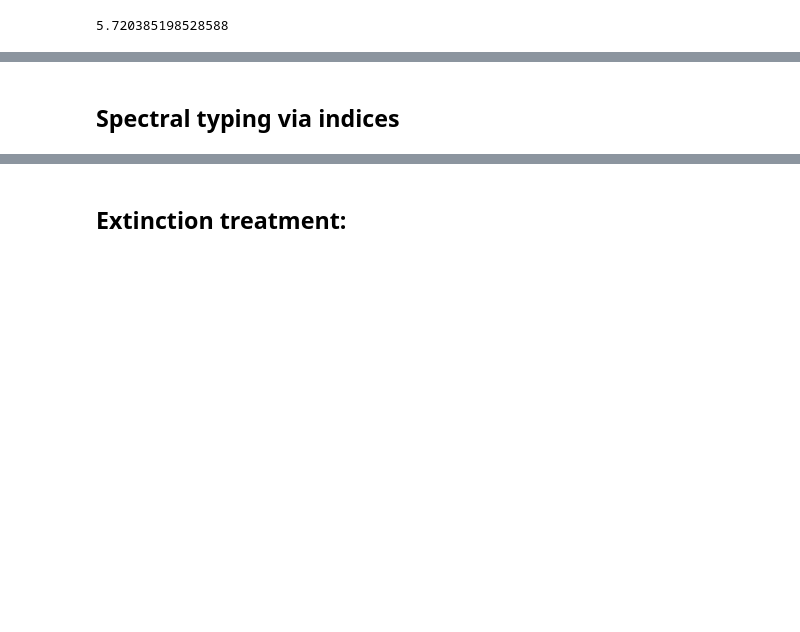
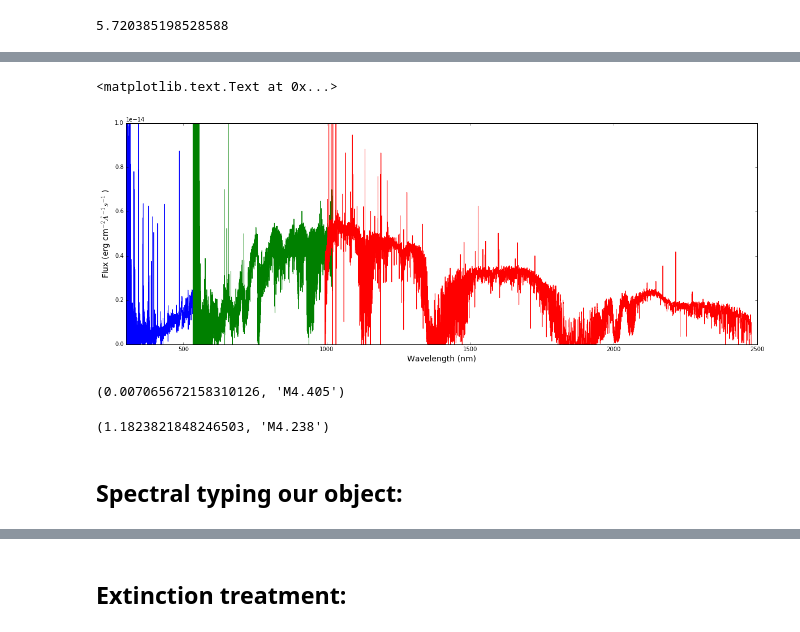
Before and after one commit to spacegal-spiff/TTauri_SpecAnalysis, a Jupyter notebook: Extinction/SpTy_Av_Veiling.ipynb, the cells around one changed output, grey strips where cells are left out. Saved outputs shown, nothing was run; the diff lists cells and outputs as text; code cells hidden in the pictures; blank space fills up the shorter version.

Commit message:
Update notebook with rest of spectral indices

```diff
--- a/Extinction/SpTy_Av_Veiling.ipynb
+++ b/Extinction/SpTy_Av_Veiling.ipynb
@@ -135,2 +296,34 @@ flerr_nir = fitstable_nir[0][2]
+# %%
+r5_nirdata = fits.getdata('./RECX5/ADP.2017-06-02T21:53:09.689.fits')
+wv_nir = r5_nirdata[0][0]
+fl_nir = r5_nirdata[0][1]
+# %%
+r5_optdata = fits.getdata('./RECX5/ADP.2017-06-02T21:53:10.117.fits')
+wv_opt = r5_optdata[0][0]
+fl_opt = r5_optdata[0][1]
+# %%
+r5_uvdata = fits.getdata('./RECX5/ADP.2017-06-02T21:53:10.363.fits')
+wv_uv = r5_uvdata[0][0]
+fl_uv = r5_uvdata[0][1]
+# %%
+plt.figure(figsize=(20,7))
+plt.plot(wv_uv, fl_uv)
+plt.plot(wv_opt, fl_opt)
+plt.plot(wv_nir, fl_nir)
+plt.ylim(0,1e-14)
+plt.xlim(300,2500)
+plt.ylabel(r'Flux (erg cm$^{-2} \AA^{-1} s^{-1}$ )', size=14)
+plt.xlabel('Wavelength (nm)', size=14)
+# %% [output]
+<matplotlib.text.Text at 0x...>
+[figure, added]
+# %%
+spindexcalc(wv_opt, fl_opt, 'TiO7140')
+# %% [output]
+(0.007065672158310126, 'M4.405')
+# %%
+spindexcalc(wv_opt, fl_opt, 'TiO8465')
+# %% [output]
+(1.1823821848246503, 'M4.238')
 # %% [markdown]
-## Spectral typing via indices
+## Spectral typing our object:
```
Also changed, not shown: parts of 25 cells of this notebook.
